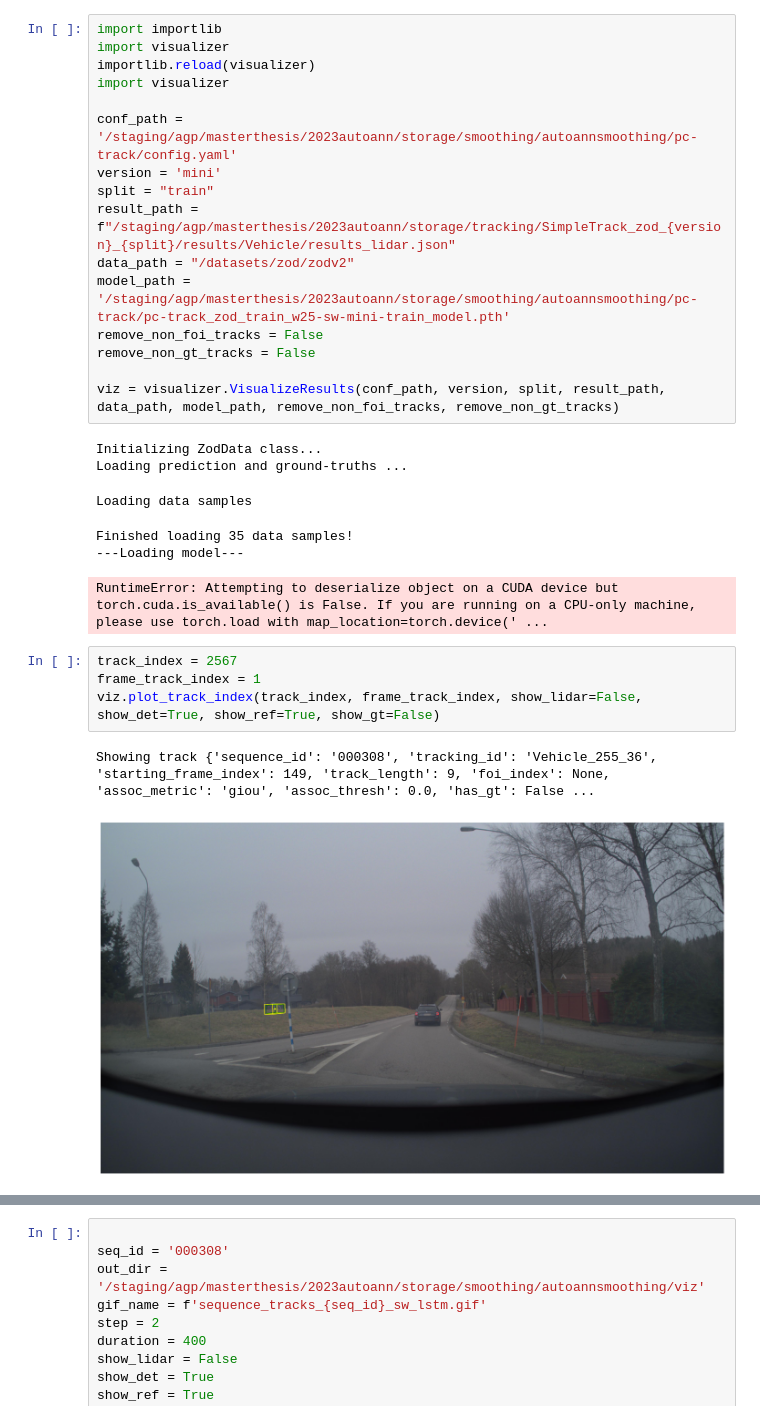
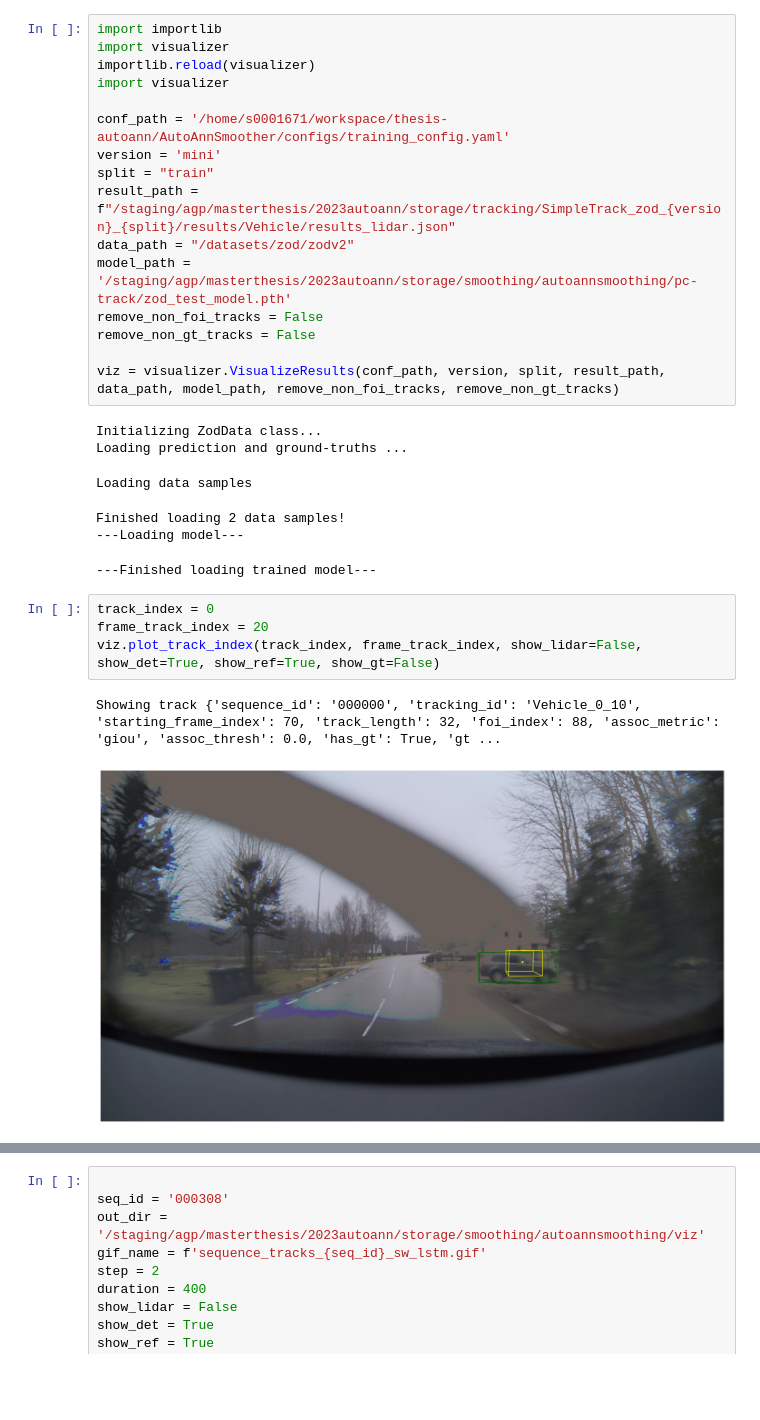
Before and after one commit to ajansbin/thesis-autoann, a Jupyter notebook: Visualizer/visualizer/vis_example.ipynb, the cells around one changed output, grey strips where cells are left out. Cells and saved outputs as stored; diff of their text form; blank space fills up the shorter version.

```diff
--- a/Visualizer/visualizer/vis_example.ipynb
+++ b/Visualizer/visualizer/vis_example.ipynb
@@ -4,12 +4,12 @@ import visualizer
 importlib.reload(visualizer)
 import visualizer
 
-conf_path = '/staging/agp/masterthesis/2023autoann/storage/smoothing/autoannsmoothing/pc-track/config.yaml'
+conf_path = '/home/s0001671/workspace/thesis-autoann/AutoAnnSmoother/configs/training_config.yaml'
 version = 'mini'
 split = "train"
 result_path = f"/staging/agp/masterthesis/2023autoann/storage/tracking/SimpleTrack_zod_{version}_{split}/results/Vehicle/results_lidar.json"
 data_path = "/datasets/zod/zodv2"
-model_path = '/staging/agp/masterthesis/2023autoann/storage/smoothing/autoannsmoothing/pc-track/pc-track_zod_train_w25-sw-mini-train_model.pth'
+model_path = '/staging/agp/masterthesis/2023autoann/storage/smoothing/autoannsmoothing/pc-track/zod_test_model.pth'
 remove_non_foi_tracks = False
 remove_non_gt_tracks = False
 
@@ -18,13 +18,13 @@ viz = visualizer.VisualizeResults(conf_path, version, split, result_path, data_p
 Initializing ZodData class...
 Loading prediction and ground-truths ...
 Loading data samples
-Finished loading 35 data samples!
+Finished loading 2 data samples!
 ---Loading model---
-RuntimeError: Attempting to deserialize object on a CUDA device but torch.cuda.is_available() is False. If you are running on a CPU-only machine, please use torch.load with map_location=torch.device(' ...
+---Finished loading trained model---
 # %%
-track_index = 2567
-frame_track_index = 1
+track_index = 0
+frame_track_index = 20
 viz.plot_track_index(track_index, frame_track_index, show_lidar=False, show_det=True, show_ref=True, show_gt=False)
 # %% [output]
-Showing track {'sequence_id': '000308', 'tracking_id': 'Vehicle_255_36', 'starting_frame_index': 149, 'track_length': 9, 'foi_index': None, 'assoc_metric': 'giou', 'assoc_thresh': 0.0, 'has_gt': False ...
+Showing track {'sequence_id': '000000', 'tracking_id': 'Vehicle_0_10', 'starting_frame_index': 70, 'track_length': 32, 'foi_index': 88, 'assoc_metric': 'giou', 'assoc_thresh': 0.0, 'has_gt': True, 'gt ...
-[figure, old version]
+[figure, new version]
```
Also changed, not shown: parts of 2 cells of this notebook, 7 other files.
